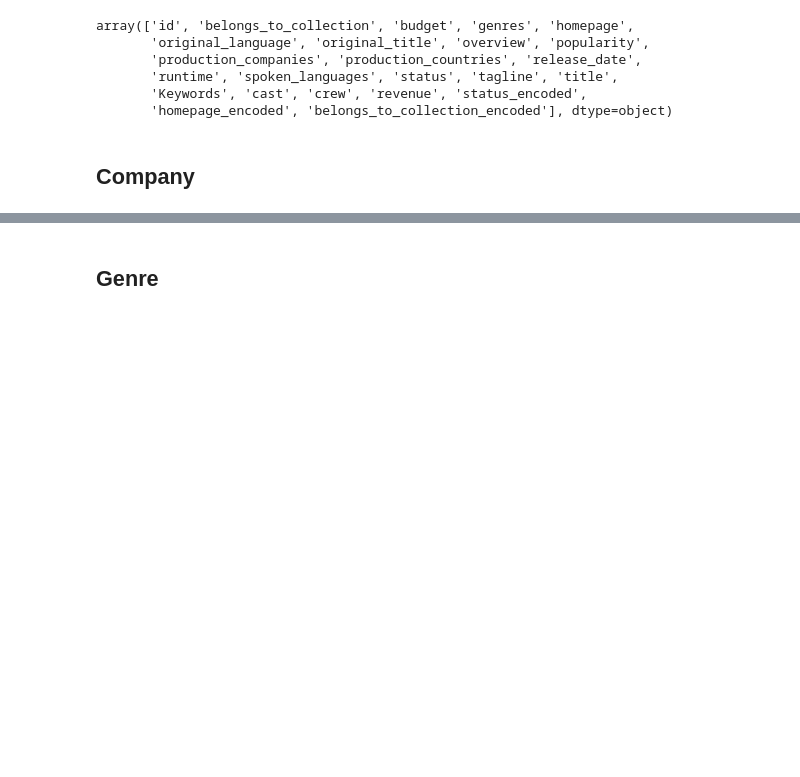
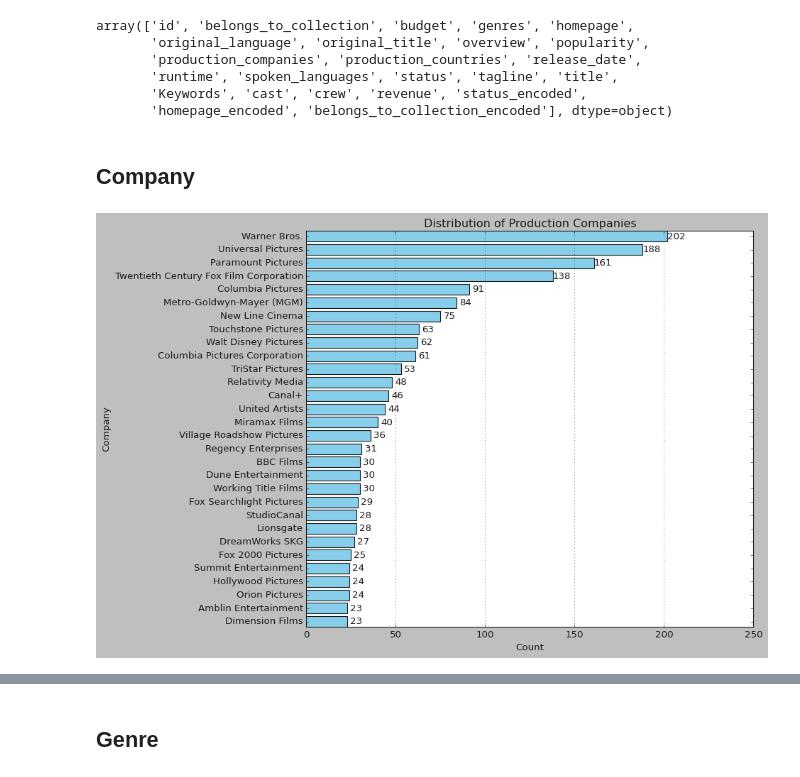
Before and after one commit to 001202ZHENG/DSBA2023_ML_Project, a Jupyter notebook: demo_1.ipynb, the cells around one changed output, grey strips where cells are left out. Cells and saved outputs as stored; diff of their text form; code cells hidden in the pictures; blank space fills up the shorter version.

```diff
--- a/demo_1.ipynb
+++ b/demo_1.ipynb
@@ -266,4 +273,9 @@ def generate_distribution_chart(dataframe, column_name, title, xlabel, ylabel, k
     plt.show()
 # %% [markdown]
 ## Company
+# %%
+# Now call the function with an additional top_n parameter to display only the top N companies
+generate_distribution_chart(train_df, 'production_companies', 'Distribution of Production Companies', 'Company', 'Count', top_n=30)
+# %% [output]
+[figure, added]
 # %%
```
Also changed, not shown: parts of 9 cells of this notebook, 1 other file.
